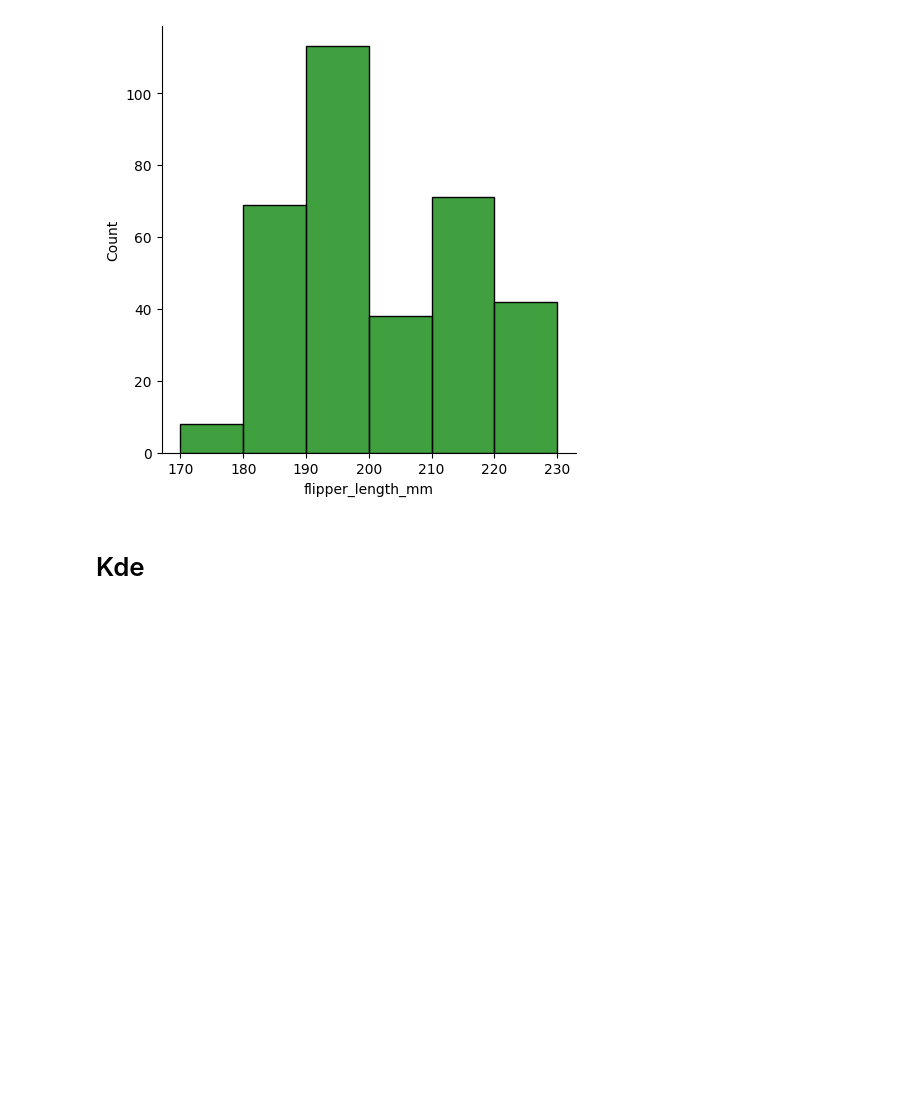
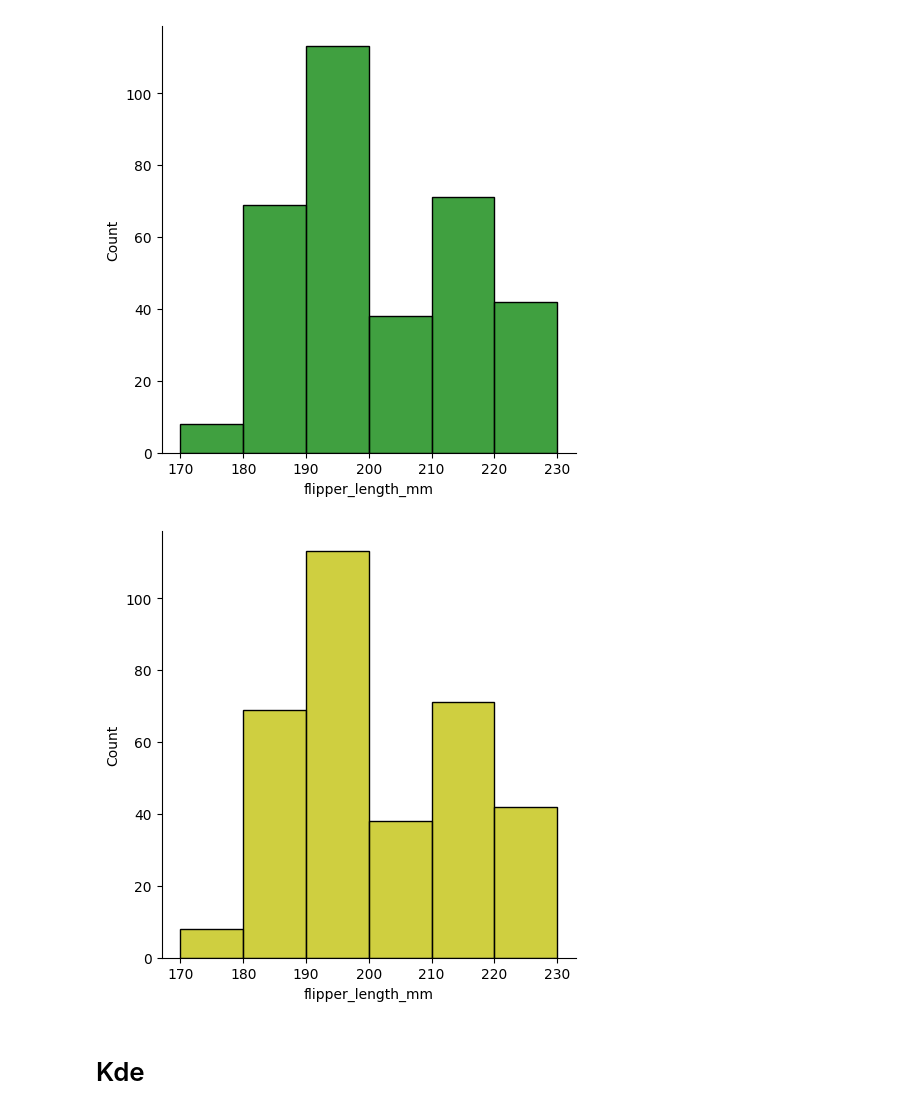
Before and after one commit to Abhi2701singh/Data-Analytics-, a Jupyter notebook: Day-19 Seaborn part-2/seaborn.ipynb, the cells around one changed output. Cells and saved outputs as stored; diff of their text form; code cells hidden in the pictures; blank space fills up the shorter version.

```diff
--- a/Day-19 Seaborn part-2/seaborn.ipynb
+++ b/Day-19 Seaborn part-2/seaborn.ipynb
@@ -123,6 +123,11 @@ sns.displot(df1['flipper_length_mm'],bins=[170,180,190,200,210,220,230] , color=
 plt.show()
 # %% [output]
 [figure]
+# %%
+sns.displot(df1['flipper_length_mm'],bins=[170,180,190,200,210,220,230] , color='y')
+plt.show()
+# %% [output]
+[figure, added]
 # %% [markdown]
 # Kde
 # %%
```
